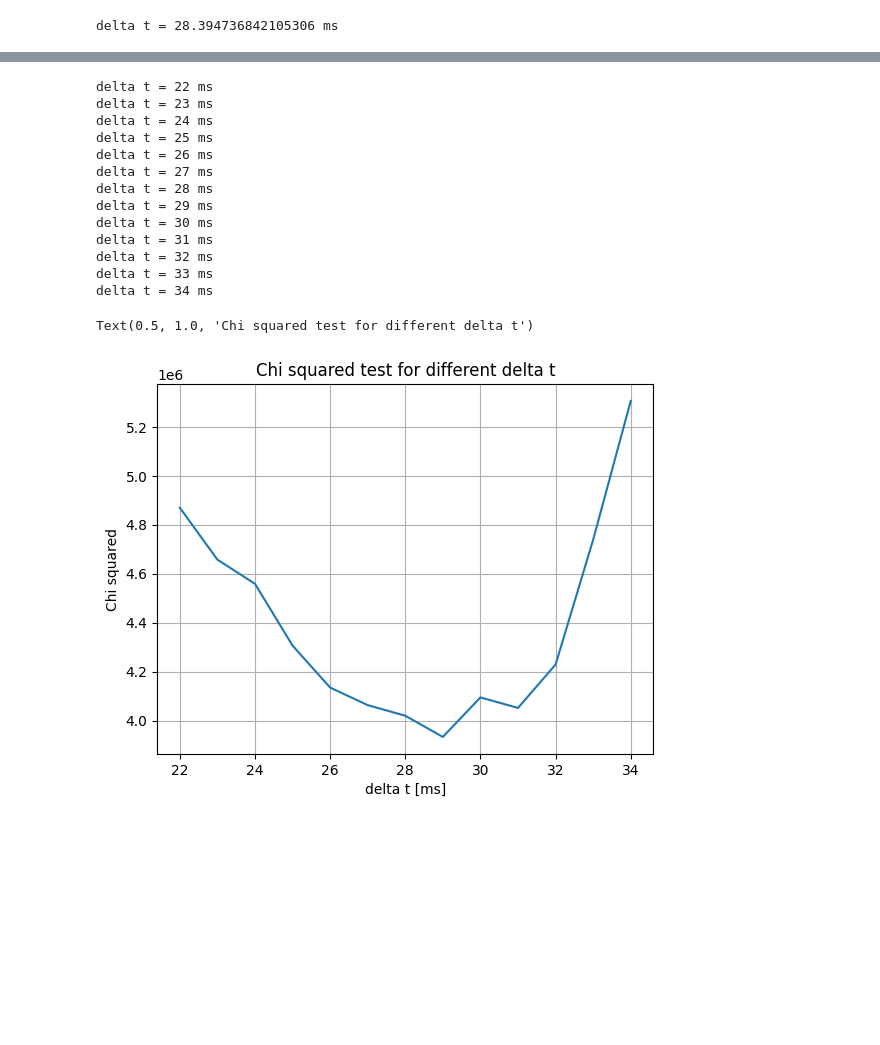
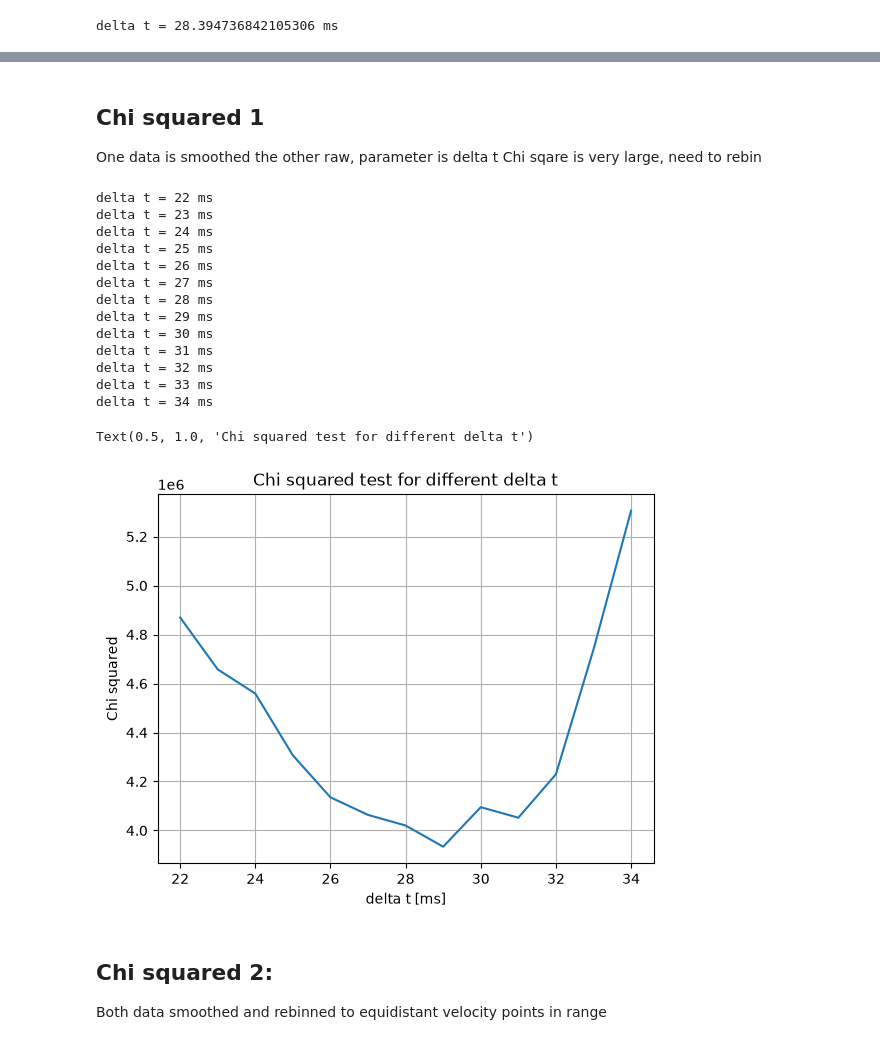
Before and after one commit to felixfisc/qBounce_turbine_sweetspot, a Jupyter notebook: cascade_ToF.ipynb, the cells around one changed output, grey strips where cells are left out. Cells and saved outputs as stored; diff of their text form; code cells hidden in the pictures; blank space fills up the shorter version.

Commit message:
further chi-squared calculations with second fit parameter to scale the distribution

```diff
--- a/cascade_ToF.ipynb
+++ b/cascade_ToF.ipynb
@@ -19,7 +18,10 @@ def read_tof_sums(filename):
     #print(f"checksum = {checksum}")
     return data1[None:4000]
 # %%
-path = '/home/fiscfeli/MyData/byProposal/exp_3-14-458_262_pf2ucn/processed/felixf/cascadeTof/'
+laptop_id = 1
+path = ''
+if laptop_id == 1:
+    path = "C:/Users/fischerfelix/Documents/Repos/qBounce_turbine_sweetspot/cascadeTof/"
 data_3250 = np.zeros(4000)
 for i in range(1, 41+1):
     data_3250 += read_tof_sums(path + 'batch01/T180626_00' +(f'{i:02}')+ '.tof')
@@ -320,8 +322,8 @@ Maximum of s = 460 mm is 68.90 s
 # calculate delta t with the maximum values of the time distribution
 t631=83.7
 t460=68.9
-s631=631+8.0
-s460=460+8.0
+s631=631.0+8.0
+s460=460.0+8.0
 print(f"delta t = {(t631*s460 - t460*s631)/(s460-s631)} ms")
 
 sEDM = [s631, s460]
@@ -382,3 +387,7 @@ Maximum of s = 460 mm is 8.25 m/s
+# %% [markdown]
+## Chi squared 1
+One data is smoothed the other raw, parameter is delta t
+Chi sqare is very large, need to rebin
 # %%
 def tof_chisquared(bin_data, bin_darkcounts, s, labels= None, cut=400, deltat = 0.0):
     s = np.array(s) #+ 8.0 # Chopper 8 mm
@@ -427,8 +436,8 @@ def tof_chisquared(bin_data, bin_darkcounts, s, labels= None, cut=400, deltat =
             #plt.plot(x,ysmoothed, label="TheorySmoothed")
     plot_interpolation = False
     if plot_interpolation == True:
-        plt.plot(xExp, yTheory, label="s = 631 mm, Interpolated")
-        plt.plot(xExp, yExp, label="s = 460 mm", alpha = 0.5)
+        plt.plot(xExp, yTheory, label=labels[1]+", Interpolated")
+        plt.plot(xExp, yExp, label=labels[0], alpha = 0.5)
         plt.xlabel("Velocity [m/s]")
         plt.ylabel("Counts")
         plt.grid(True)
@@ -444,8 +453,8 @@ def tof_chisquared(bin_data, bin_darkcounts, s, labels= None, cut=400, deltat =
     for i in range(len(xExp)):
         if xExp[i] > 3.0 and xExp[i] <15.0:
             newV.append(xExp[i])
-            newNV631.append(yTheory[i])
-            newNV460.append(yExp[i])
+            newNV460.append(yTheory[i])
+            newNV631.append(yExp[i])
             Chisq += (yTheory[i]-yExp[i])**2/yTheory[i]
 
     plot_newRange = False
@@ -462,32 +471,35 @@ def tof_chisquared(bin_data, bin_darkcounts, s, labels= None, cut=400, deltat =
 # %%
 Chisq = []
 dts = range(22,35)
 for i in dts:
     print(f"delta t = {i} ms")
-    Chisq.append(tof_chisquared(data_EDM, bin_darkcounts_EDM, sEDM, labels_EDM, deltat= i))
+    Chisq.append(tof_chisquared(data_EDM, bin_darkcounts_EDM, sEDM, labels_EDM, cut = 400, deltat= i))
 plt.plot(dts,Chisq)
 plt.xlabel("delta t [ms]")
 plt.ylabel("Chi squared")
 plt.grid(True)
 plt.title("Chi squared test for different delta t")
 
 
 
 # minuit Cern, anzahl fitparameter delta t, norm
 #tof_chisquared(data_EDM, bin_darkcounts_EDM, sEDM, labels_EDM, deltat= 28.4)
 # %% [output]
 delta t = 22 ms
 delta t = 23 ms
 delta t = 24 ms
 delta t = 25 ms
 delta t = 26 ms
 delta t = 27 ms
 delta t = 28 ms
 delta t = 29 ms
 delta t = 30 ms
 delta t = 31 ms
 delta t = 32 ms
 delta t = 33 ms
 delta t = 34 ms
 Text(0.5, 1.0, 'Chi squared test for different delta t')
-[figure, old version]
+[figure, new version]
+# %% [markdown]
+## Chi squared 2:
+Both data smoothed and rebinned to equidistant velocity points in range
```
Also changed, not shown: parts of 13 cells of this notebook.
